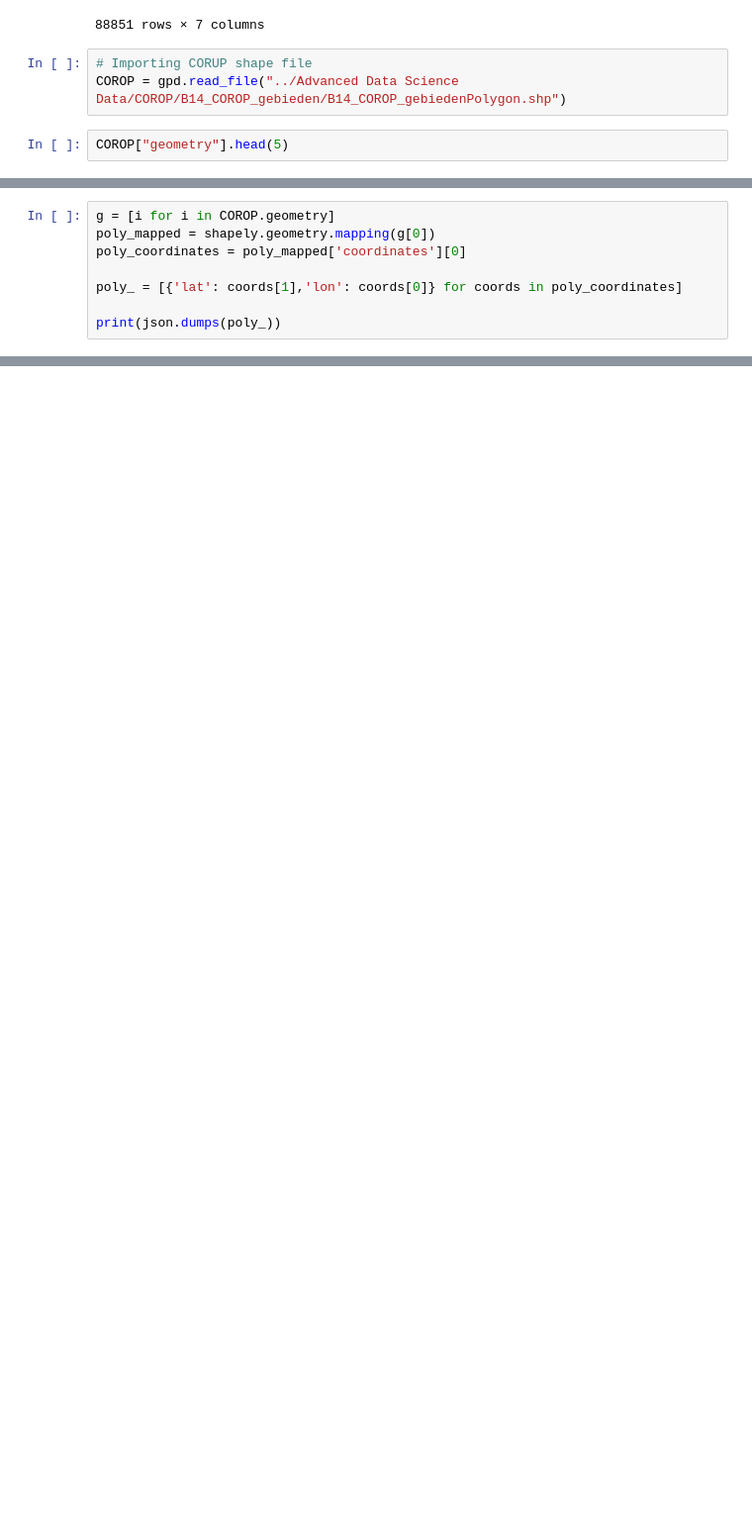
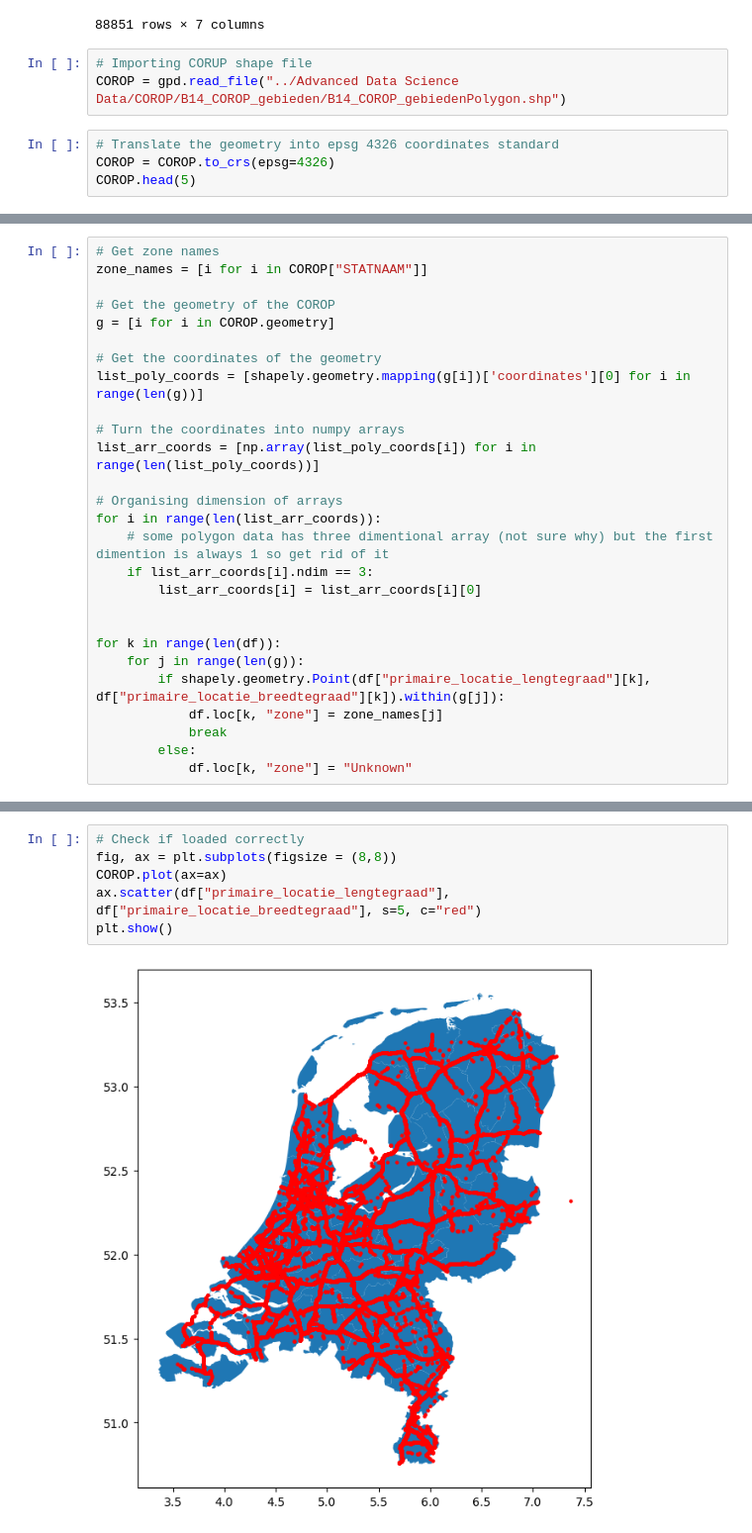
Before and after one commit to hmiyo29/RoadInspectorOptimisation, a Jupyter notebook: Visualise - bubble map.ipynb, the cells around one changed output, grey strips where cells are left out. Shown at 99% size. Cells and saved outputs as stored; diff of their text form; blank space fills up the shorter version.

Commit message:
Setting dataframe of incident counts corresponding to COROP zone.

```diff
--- a/Visualise - bubble map.ipynb
+++ b/Visualise - bubble map.ipynb
@@ -37,5 +37,7 @@ display(df)
 # Importing CORUP shape file
 COROP = gpd.read_file("../Advanced Data Science Data/COROP/B14_COROP_gebieden/B14_COROP_gebiedenPolygon.shp")
 # %%
-COROP["geometry"].head(5)
+# Translate the geometry into epsg 4326 coordinates standard
+COROP = COROP.to_crs(epsg=4326)
+COROP.head(5)
 # %% [output]
@@ -55,8 +50,27 @@ plt.show()
 # %%
+# Get zone names
+zone_names = [i for i in COROP["STATNAAM"]]
+
+# Get the geometry of the COROP
 g = [i for i in COROP.geometry]
-poly_mapped = shapely.geometry.mapping(g[0])
-poly_coordinates = poly_mapped['coordinates'][0]
 
-poly_ = [{'lat': coords[1],'lon': coords[0]} for coords in poly_coordinates]
+# Get the coordinates of the geometry
+list_poly_coords = [shapely.geometry.mapping(g[i])['coordinates'][0] for i in range(len(g))]
 
-print(json.dumps(poly_))
+# Turn the coordinates into numpy arrays
+list_arr_coords = [np.array(list_poly_coords[i]) for i in range(len(list_poly_coords))]
+
+# Organising dimension of arrays
+for i in range(len(list_arr_coords)):
+    # some polygon data has three dimentional array (not sure why) but the first dimention is always 1 so get rid of it
+    if list_arr_coords[i].ndim == 3:
+        list_arr_coords[i] = list_arr_coords[i][0]
+
+
+for k in range(len(df)):
+    for j in range(len(g)):
+        if shapely.geometry.Point(df["primaire_locatie_lengtegraad"][k], df["primaire_locatie_breedtegraad"][k]).within(g[j]):
+            df.loc[k, "zone"] = zone_names[j]
+            break
+        else:
+            df.loc[k, "zone"] = "Unknown"
@@ -67,0 +93,8 @@ print(json.dumps(poly_))
+# %%
+# Check if loaded correctly
+fig, ax = plt.subplots(figsize = (8,8))
+COROP.plot(ax=ax)
+ax.scatter(df["primaire_locatie_lengtegraad"], df["primaire_locatie_breedtegraad"], s=5, c="red")
+plt.show()
+# %% [output]
+[figure, added]
```
Also changed, not shown: parts of 8 cells of this notebook.
